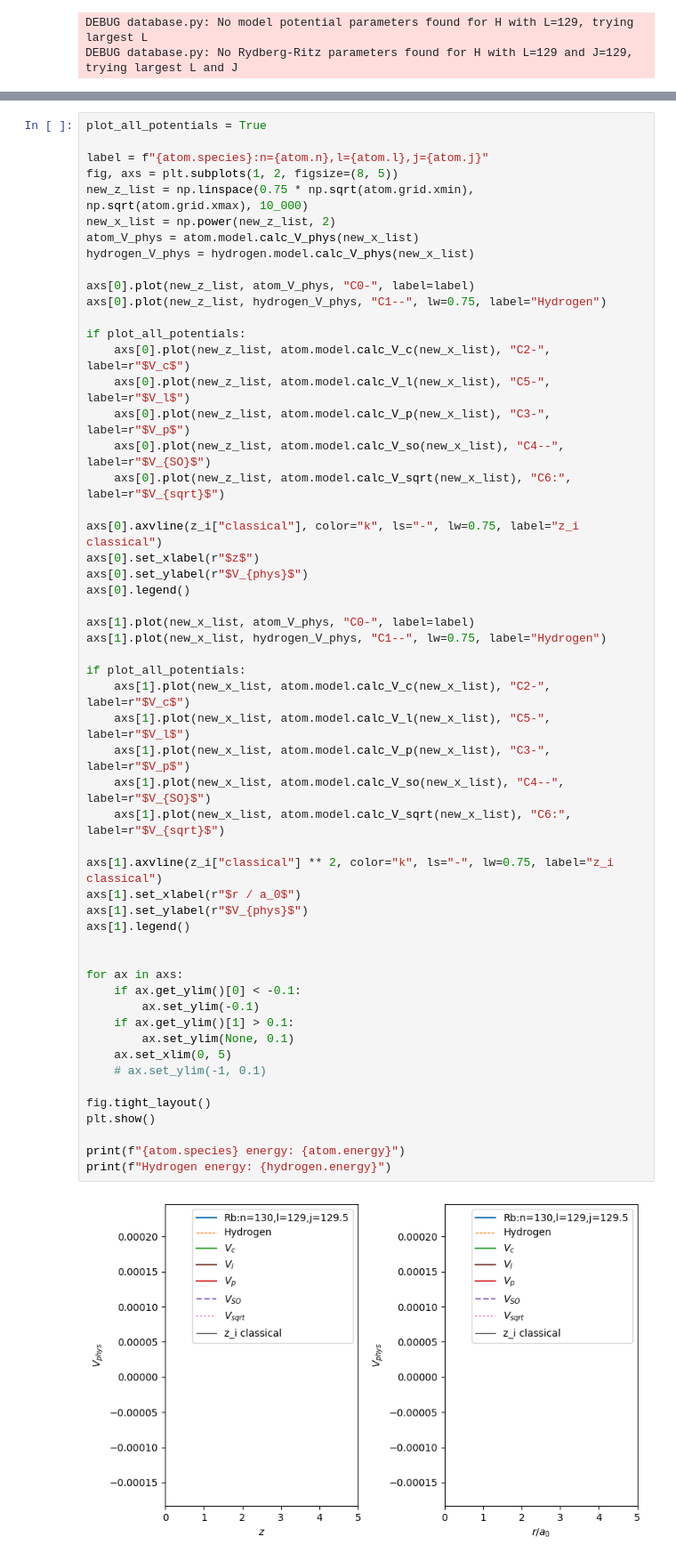
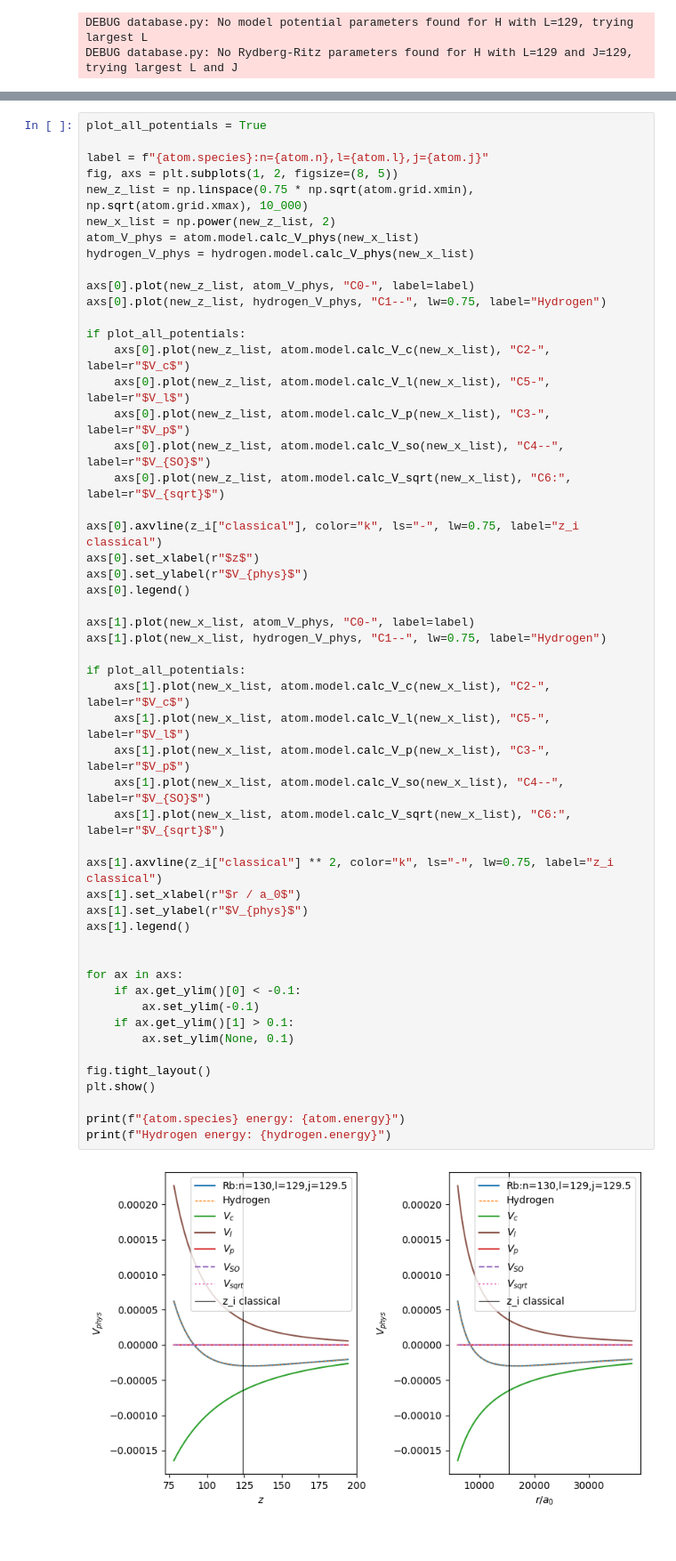
Before and after one commit to pairinteraction/ryd-numerov, a Jupyter notebook: docs/examples/rubidium_wavefunction.ipynb, the cells around one changed output, grey strips where cells are left out. Shown: that part at 89% size. Cells and saved outputs as stored; diff of their text form.

```diff
--- a/docs/examples/rubidium_wavefunction.ipynb
+++ b/docs/examples/rubidium_wavefunction.ipynb
@@ -106,36 +106,34 @@ axs[0].set_ylabel(r"$V_{phys}$")
 axs[0].legend()
 
 axs[1].plot(new_x_list, atom_V_phys, "C0-", label=label)
 axs[1].plot(new_x_list, hydrogen_V_phys, "C1--", lw=0.75, label="Hydrogen")
 
 if plot_all_potentials:
     axs[1].plot(new_x_list, atom.model.calc_V_c(new_x_list), "C2-", label=r"$V_c$")
     axs[1].plot(new_x_list, atom.model.calc_V_l(new_x_list), "C5-", label=r"$V_l$")
     axs[1].plot(new_x_list, atom.model.calc_V_p(new_x_list), "C3-", label=r"$V_p$")
     axs[1].plot(new_x_list, atom.model.calc_V_so(new_x_list), "C4--", label=r"$V_{SO}$")
     axs[1].plot(new_x_list, atom.model.calc_V_sqrt(new_x_list), "C6:", label=r"$V_{sqrt}$")
 
 axs[1].axvline(z_i["classical"] ** 2, color="k", ls="-", lw=0.75, label="z_i classical")
 axs[1].set_xlabel(r"$r / a_0$")
 axs[1].set_ylabel(r"$V_{phys}$")
 axs[1].legend()
 
 
 for ax in axs:
     if ax.get_ylim()[0] < -0.1:
         ax.set_ylim(-0.1)
     if ax.get_ylim()[1] > 0.1:
         ax.set_ylim(None, 0.1)
-    ax.set_xlim(0, 5)
-    # ax.set_ylim(-1, 0.1)
 
 fig.tight_layout()
 plt.show()
 
 print(f"{atom.species} energy: {atom.energy}")
 print(f"Hydrogen energy: {hydrogen.energy}")
 # %% [output]
-[figure, old version]
+[figure, new version]
 Rb energy: -2.9585607212803095e-05
 Hydrogen energy: -2.9585798816568047e-05
 # %%
```
Also changed, not shown: parts of 1 cell of this notebook, 2 other files.
